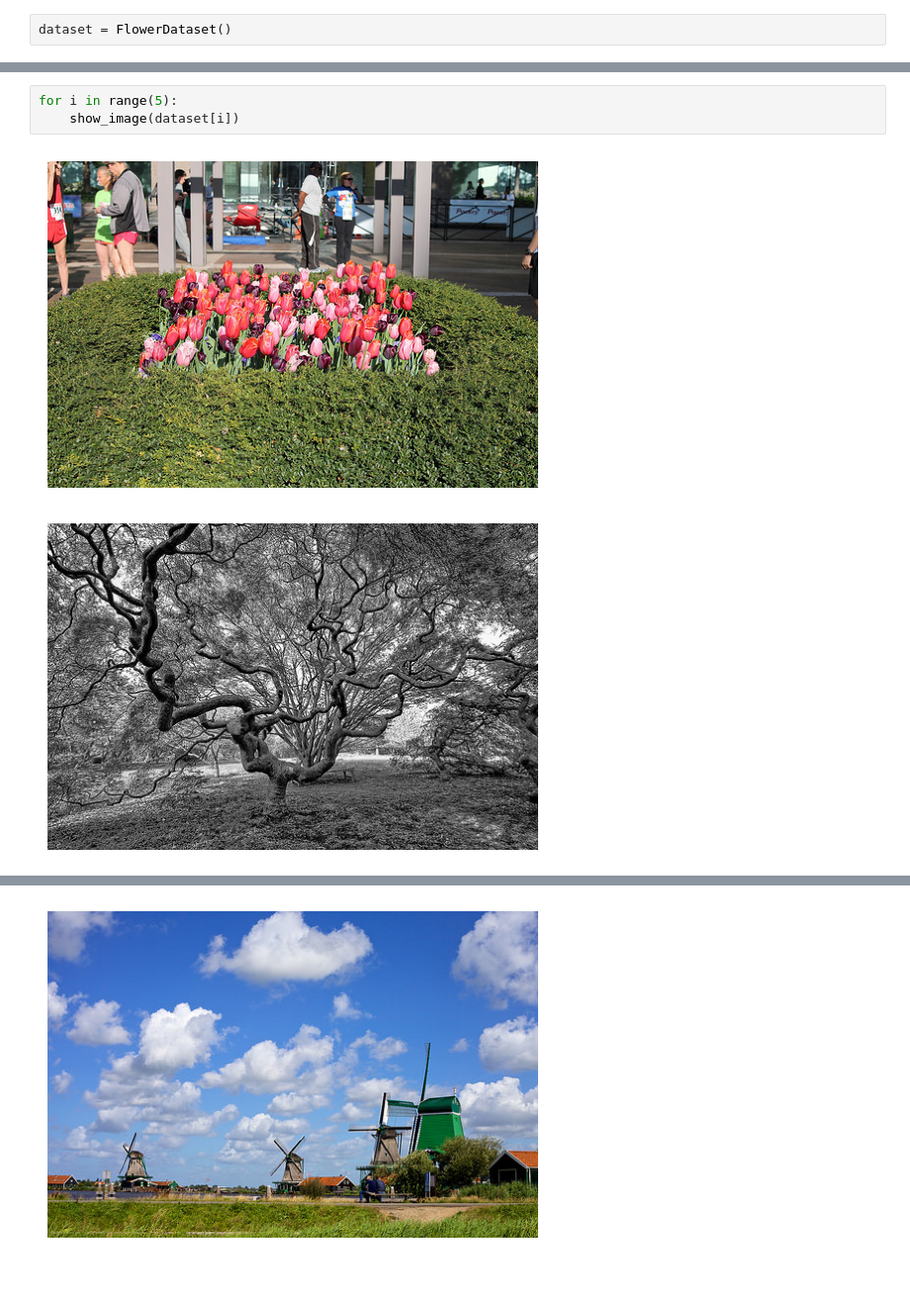
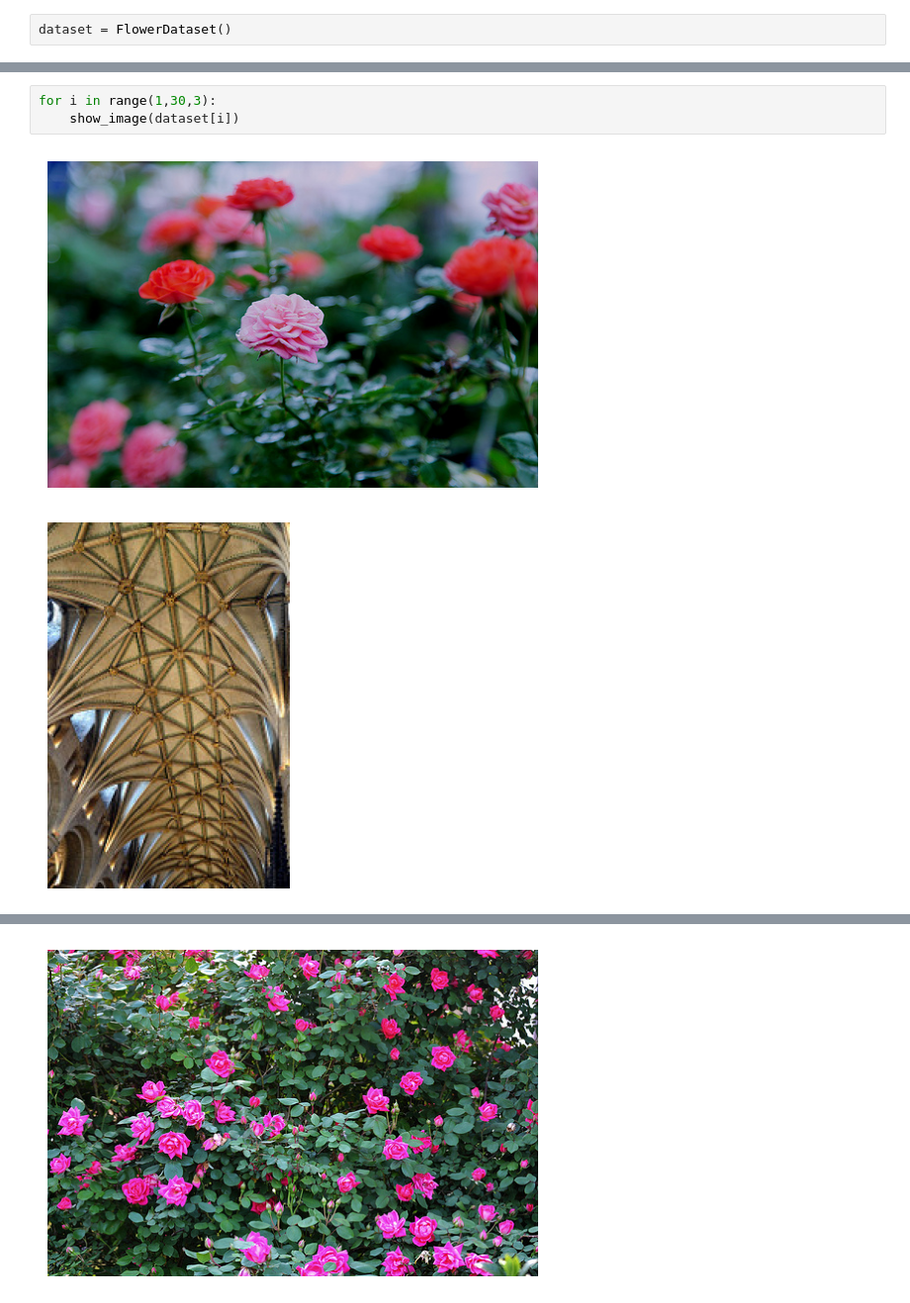
Before and after one commit to Dkor-1/myTorch, a Jupyter notebook: 03_03_Dataset_살펴보기_III_이미지_데이터.ipynb, the cells around one changed output, grey strips where cells are left out. Shown at 99% size. Cells and saved outputs as stored; diff of their text form; blank space fills up the shorter version.

```diff
--- a/03_03_Dataset_살펴보기_III_이미지_데이터.ipynb
+++ b/03_03_Dataset_살펴보기_III_이미지_데이터.ipynb
@@ -69,6 +82,6 @@ dataset = FlowerDataset()
 # %%
-for i in range(5):
+for i in range(1,30,3):
     show_image(dataset[i])
 # %% [output]
-[figure, old version]
+[figure, new version]
-[figure, old version]
+[figure, new version]
@@ -77 +90 @@ for i in range(5):
-[figure, old version]
+[figure, new version]
```
Also changed, not shown: parts of 4 cells of this notebook, 7 other files.
